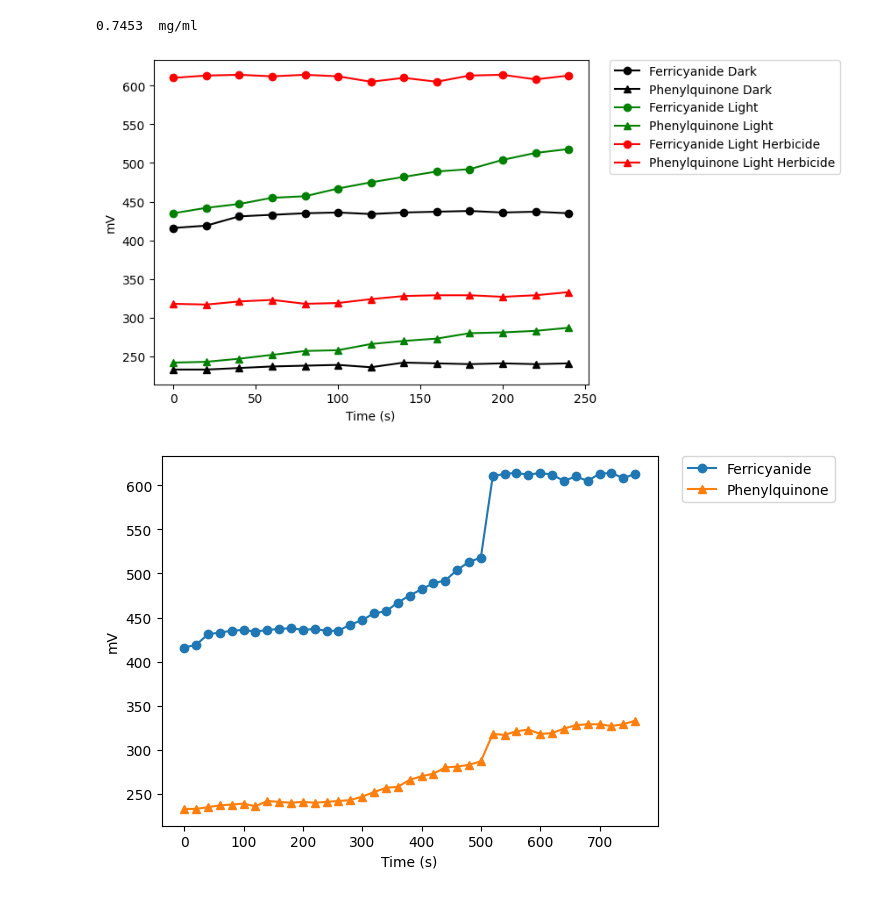
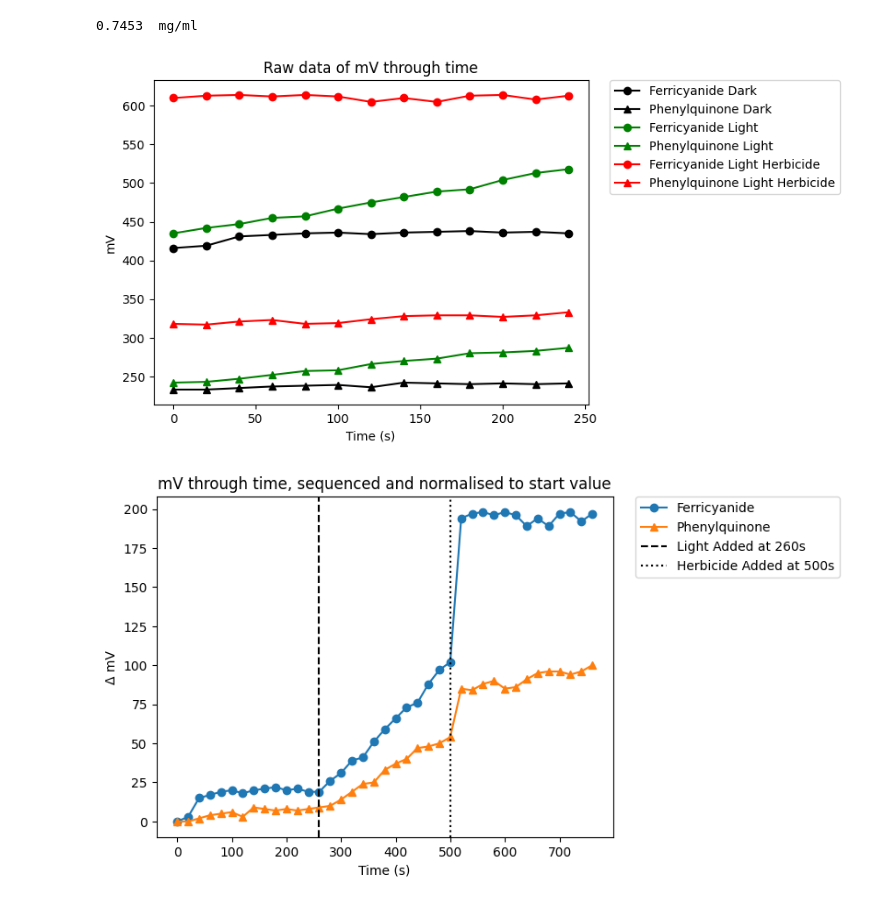
Before and after one commit to th-holland/Mini-Research-Projects, a Jupyter notebook: Cells Practicals/7 - Herbicides/Herbicide Practical.ipynb, the cells around one changed output. Cells and saved outputs as stored; diff of their text form; code cells hidden in the pictures.

```diff
--- a/Cells Practicals/7 - Herbicides/Herbicide Practical.ipynb
+++ b/Cells Practicals/7 - Herbicides/Herbicide Practical.ipynb
@@ -48,26 +49,28 @@ print(chlorophyll_inital_conc, " mg/ml")
 # %%
 # plot each of  f.d  p.d  f.l  p.l  f.l.h  p.l.h against t (where f are dots and p are triangles; d are black, l are green and h are red)
 
 plt.plot(data['t'], data['f.d'], label=labels['f.d'], color='black', marker='o')
 plt.plot(data['t'], data['p.d'], label=labels['p.d'], color='black', marker='^')
 plt.plot(data['t'], data['f.l'], label=labels['f.l'], color='green', marker='o')
 plt.plot(data['t'], data['p.l'], label=labels['p.l'], color='green', marker='^')
 plt.plot(data['t'], data['f.l.h'], label=labels['f.l.h'], color='red', marker='o')
 plt.plot(data['t'], data['p.l.h'], label=labels['p.l.h'], color='red', marker='^')
 
 # legend outside of plot
 plt.legend(bbox_to_anchor=(1.05, 1), loc='upper left', borderaxespad=0.)
 plt.xlabel('Time (s)')
 plt.ylabel('mV')
+# title "Raw data of mV through time"
+plt.title('Raw data of mV through time')
 plt.show()
 # %% [output]
-[figure, old version]
+[figure, new version]
 # %%
 # generate a dataset f which is f.d followed by f.l followed by f.l.h
 # generate a dataset p which is p.d followed by p.l followed by p.l.h
 
-f = np.concatenate((data['f.d'], data['f.l'], data['f.l.h']))
-p = np.concatenate((data['p.d'], data['p.l'], data['p.l.h']))
+f = np.concatenate((data['f.d']-data['f.d'][0], data['f.l']-data['f.d'][0], data['f.l.h']-data['f.d'][0]))
+p = np.concatenate((data['p.d']-data['p.d'][0], data['p.l']-data['p.d'][0], data['p.l.h']-data['p.d'][0]))
 
 
 # generate a dataset t which starts at 0 and ends at 720 with steps of 20
@@ -79,14 +82,16 @@ t = np.arange(0, 780, 20)
 plt.plot(t, f, label='Ferricyanide', marker='o')
 plt.plot(t, p, label='Phenylquinone', marker='^')
 
+# add a line at x=260, labeled light added and a line at x=520, labeled herbicide added
+plt.axvline(x=260, color='black', linestyle='--', label='Light Added at 260s')
+plt.axvline(x=500, color='black', linestyle=':', label='Herbicide Added at 500s')
+
 # legend outside of plot
 plt.legend(bbox_to_anchor=(1.05, 1), loc='upper left', borderaxespad=0.)
 plt.xlabel('Time (s)')
-plt.ylabel('mV')
-
-# add a line at x=240
-
-
+# y label delta symbol "mV"
+plt.ylabel('Δ mV')
+plt.title('mV through time, sequenced and normalised to start value')
 plt.show()
 # %% [output]
-[figure, old version]
+[figure, new version]
```
Also changed, not shown: parts of 5 cells of this notebook.
